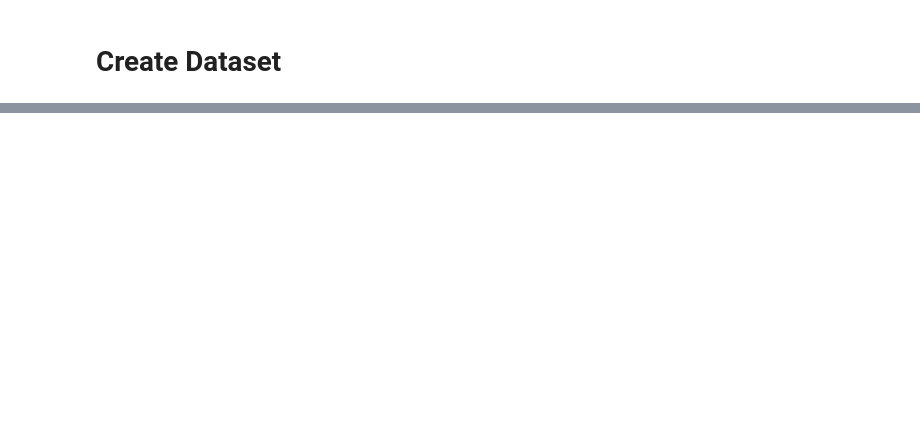
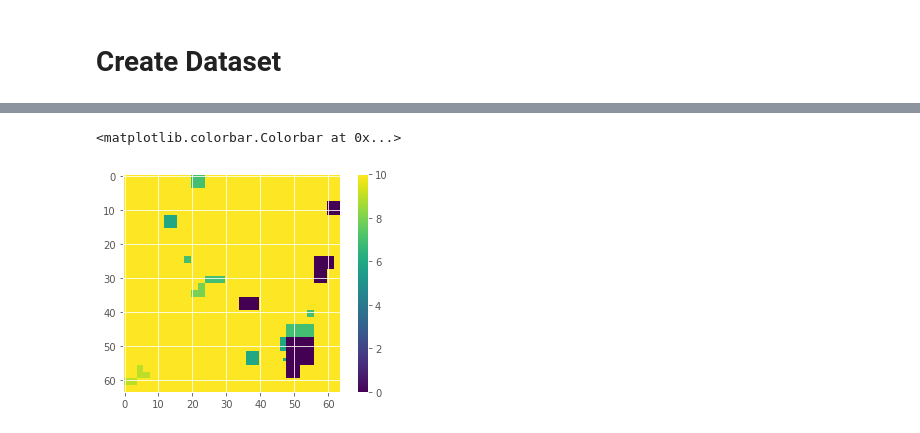
Before and after one commit to Aelphy/buldozer_revenge, a Jupyter notebook: evals/TreeNet.ipynb, the cells around one changed output, grey strips where cells are left out. Saved outputs shown, nothing was run; the diff lists cells and outputs as text; code cells hidden in the pictures; blank space fills up the shorter version.

```diff
--- a/evals/TreeNet.ipynb
+++ b/evals/TreeNet.ipynb
@@ -123,0 +358,8 @@ array([[ 0.        ,  0.        ,  0.        ,  0.        ,  0.        ,
+# %%
+prediction = model.predict(X_y[1][:100])
+# %%
+plt.imshow(np.argmax(prediction[0], axis=0))
+plt.colorbar()
+# %% [output]
+<matplotlib.colorbar.Colorbar at 0x...>
+[figure, added]
```
Also changed, not shown: parts of 41 cells of this notebook, 3 other files.
